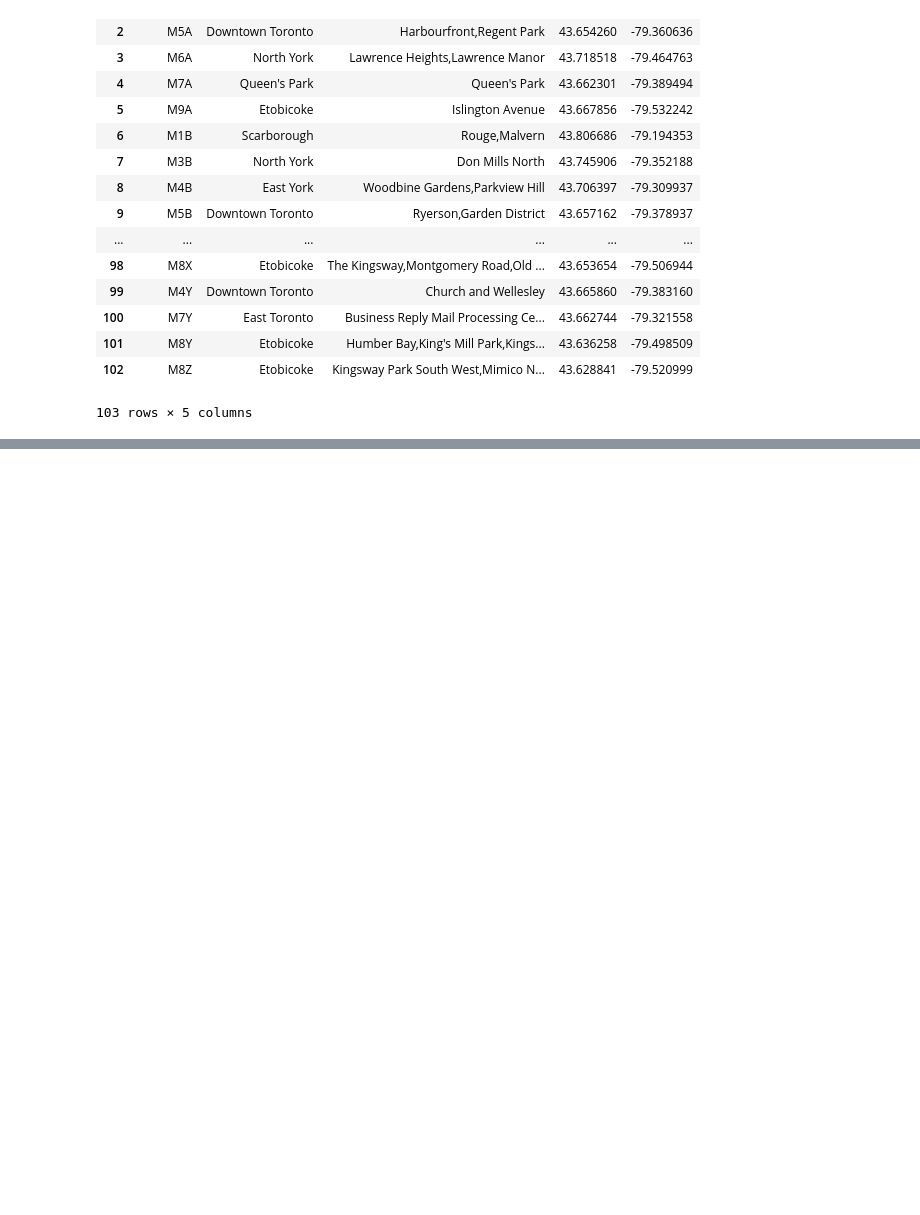
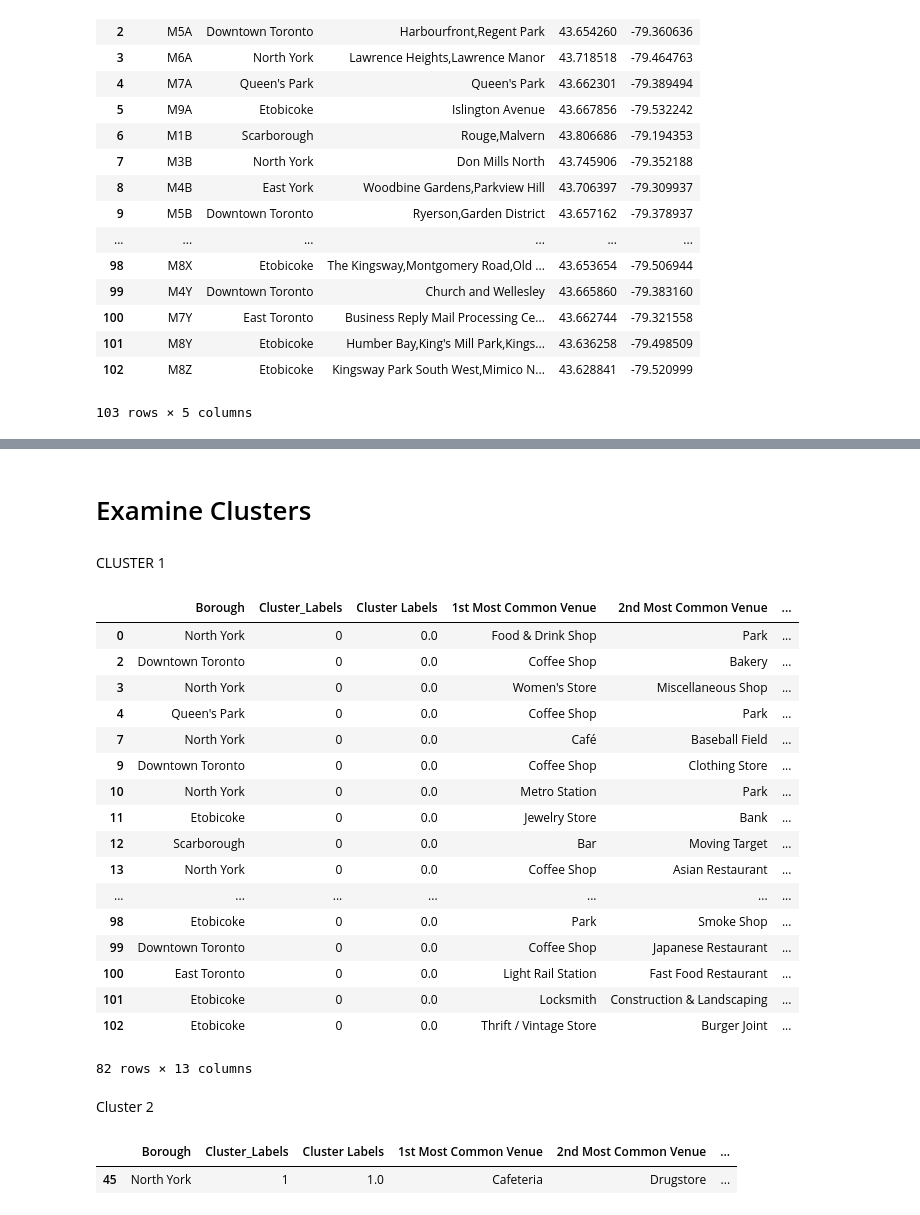
Before and after one commit to drstraton/Coursera_Capstone, a Jupyter notebook: Toronto Neighborhoods.ipynb, the cells around one changed output, grey strips where cells are left out. Cells and saved outputs as stored; diff of their text form; code cells hidden in the pictures; blank space fills up the shorter version.

```diff
--- a/Toronto Neighborhoods.ipynb
+++ b/Toronto Neighborhoods.ipynb
@@ -189,0 +493,21 @@ df_combined
+# %%
+import numpy as np
+num_top_venues = 10
+indicators = ['st', 'nd', 'rd']
+
+#create columns according to number of top venues
+columns = ['Neighborhood']
+for ind in np.arange(num_top_venues):
+    try:
+        columns.append('{}{} Most Common Venue'.format(ind+1, indicators[ind]))
+    except:
+        columns.append('{}th Most Common Venue'.format(ind+1))
+
+#create a new df
+neighborhoods_venues_sorted = pd.DataFrame(columns=columns)
+neighborhoods_venues_sorted['Neighborhood'] = toronto_grouped['Neighborhood']
+
+for ind in np.arange(toronto_grouped.shape[0]):
+    neighborhoods_venues_sorted.iloc[ind,1:] = return_most_common_venues(toronto_grouped.iloc[ind,:], num_top_venues)
+
+neighborhoods_venues_sorted.head()
@@ -189,0 +542,11 @@ df_combined
+# %%
+#add clustering labels
+#neighborhoods_venues_sorted.insert(0, 'Cluster_Labels', kmeans.labels_)
+
+toronto_merged = Toronto_df
+
+#merge toronto_grouped with toronto_daya tro add lat/lon for each neighborhood
+toronto_merged = toronto_merged.join(neighborhoods_venues_sorted.set_index('Neighborhood'), on='Neighborhood')
+
+toronto_merged.head()
+print(toronto_merged.shape)
@@ -189,0 +555,4 @@ df_combined
+# %%
+toronto_merged = toronto_merged.dropna()
+# %%
+toronto_merged['Cluster_Labels'] = toronto_merged.Cluster_Labels.astype(int)
@@ -189,0 +588,32 @@ df_combined
+# %% [markdown]
+# Examine Clusters
+# %% [markdown]
+CLUSTER 1
+# %%
+toronto_merged.loc[toronto_merged['Cluster_Labels'] == 0, toronto_merged.columns[[1] + list(range(5, toronto_merged.shape[1]))]]
+# %% [output]
+|  | Borough | Cluster_Labels | Cluster Labels | 1st Most Common Venue | 2nd Most Common Venue | ... |
+| 0 | North York | 0 | 0.0 | Food & Drink Shop | Park | ... |
+| 2 | Downtown Toronto | 0 | 0.0 | Coffee Shop | Bakery | ... |
+| 3 | North York | 0 | 0.0 | Women's Store | Miscellaneous Shop | ... |
+| 4 | Queen's Park | 0 | 0.0 | Coffee Shop | Park | ... |
+| 7 | North York | 0 | 0.0 | Café | Baseball Field | ... |
+| 9 | Downtown Toronto | 0 | 0.0 | Coffee Shop | Clothing Store | ... |
+| 10 | North York | 0 | 0.0 | Metro Station | Park | ... |
+| 11 | Etobicoke | 0 | 0.0 | Jewelry Store | Bank | ... |
+| 12 | Scarborough | 0 | 0.0 | Bar | Moving Target | ... |
+| 13 | North York | 0 | 0.0 | Coffee Shop | Asian Restaurant | ... |
+| ... | ... | ... | ... | ... | ... | ... |
+| 98 | Etobicoke | 0 | 0.0 | Park | Smoke Shop | ... |
+| 99 | Downtown Toronto | 0 | 0.0 | Coffee Shop | Japanese Restaurant | ... |
+| 100 | East Toronto | 0 | 0.0 | Light Rail Station | Fast Food Restaurant | ... |
+| 101 | Etobicoke | 0 | 0.0 | Locksmith | Construction & Landscaping | ... |
+| 102 | Etobicoke | 0 | 0.0 | Thrift / Vintage Store | Burger Joint | ... |
+82 rows × 13 columns
+# %% [markdown]
+Cluster 2
+# %%
+toronto_merged.loc[toronto_merged['Cluster_Labels'] == 1, toronto_merged.columns[[1] + list(range(5, toronto_merged.shape[1]))]]
+# %% [output]
+|  | Borough | Cluster_Labels | Cluster Labels | 1st Most Common Venue | 2nd Most Common Venue | ... |
+| 45 | North York | 1 | 1.0 | Cafeteria | Drugstore | ... |
```
Also changed, not shown: parts of 36 cells of this notebook.
